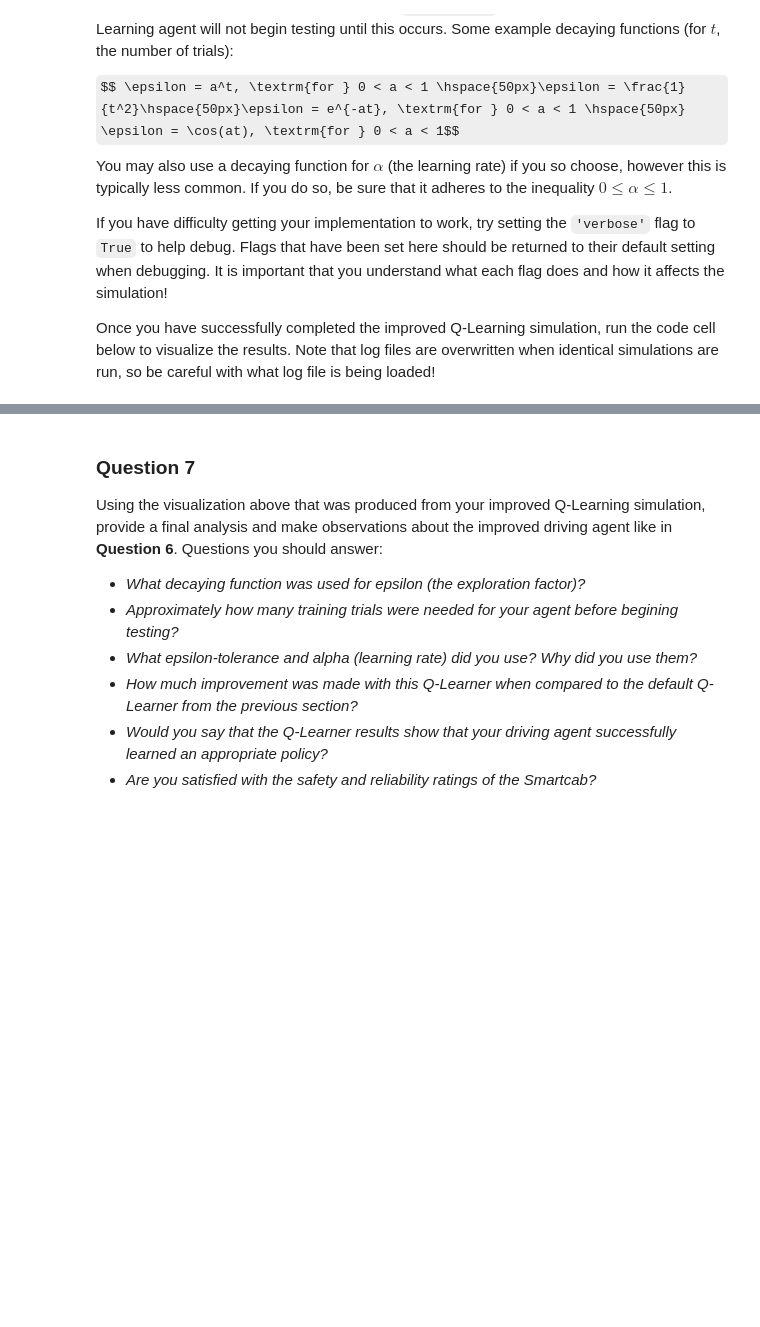
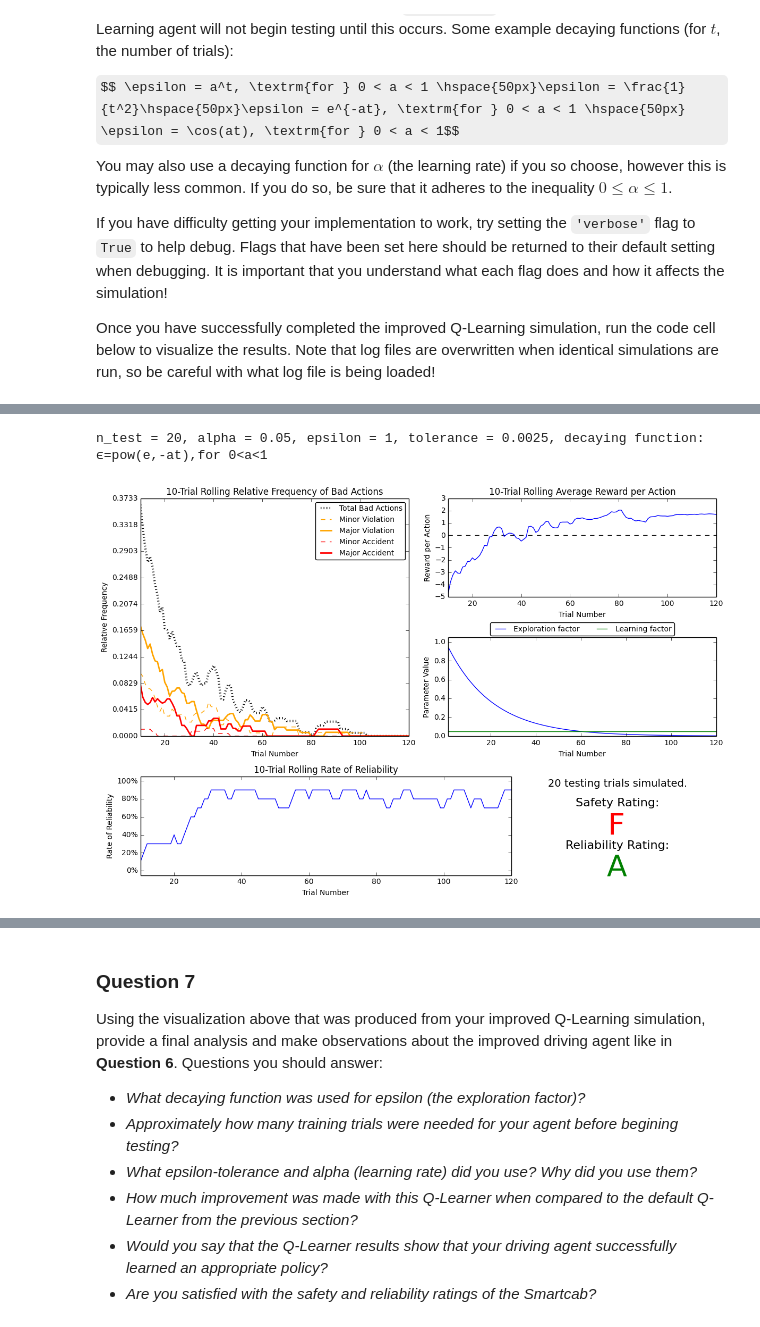
Before and after one commit to arecavn/machine-learning, a Jupyter notebook: projects/smartcab/smartcab.ipynb, the cells around one changed output, grey strips where cells are left out. Saved outputs shown, nothing was run; the diff lists cells and outputs as text; code cells hidden in the pictures; some formulas as TeX source; blank space fills up the shorter version.

```diff
--- a/projects/smartcab/smartcab.ipynb
+++ b/projects/smartcab/smartcab.ipynb
@@ -222,0 +270,7 @@ vs.plot_trials('sim_improved-learning.csv')
+# %%
+# Load the 'sim_improved-learning' file from the improved Q-Learning simulation
+print "n_test = 20, alpha = 0.05, epsilon = 1, tolerance = 0.0025, decaying function: ϵ=pow(e,-at),for 0<a<1"
+vs.plot_trials('sim_improved-learning-try5.csv')
+# %% [output]
+n_test = 20, alpha = 0.05, epsilon = 1, tolerance = 0.0025, decaying function: ϵ=pow(e,-at),for 0<a<1
+[figure, added]
```
Also changed, not shown: parts of 25 cells of this notebook, 4 other files.
